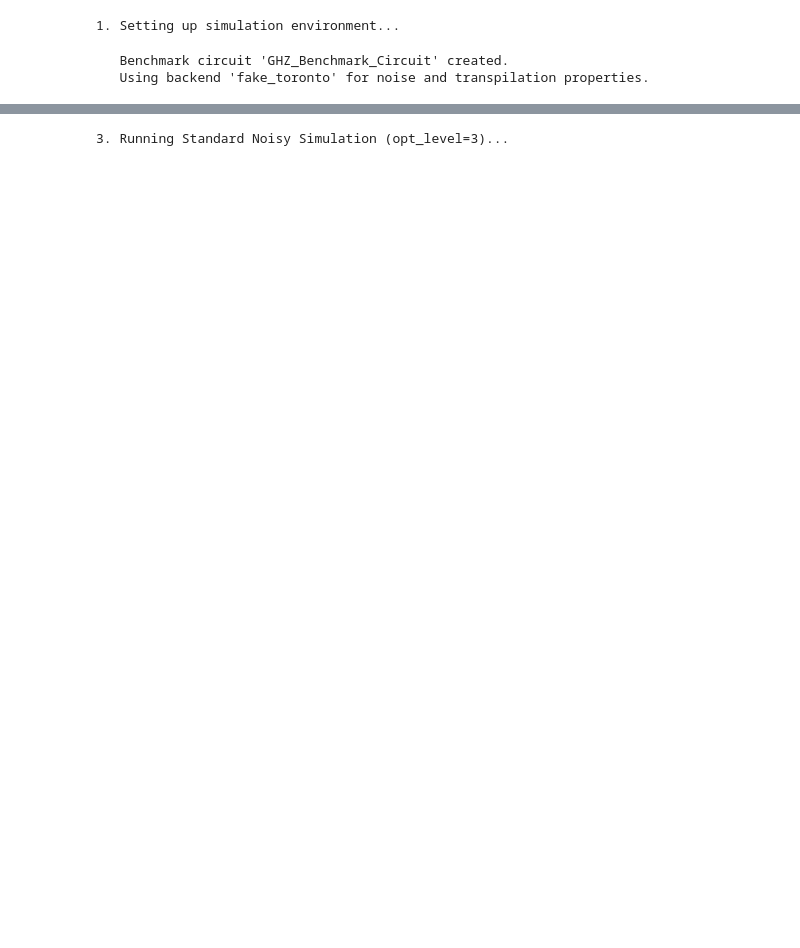
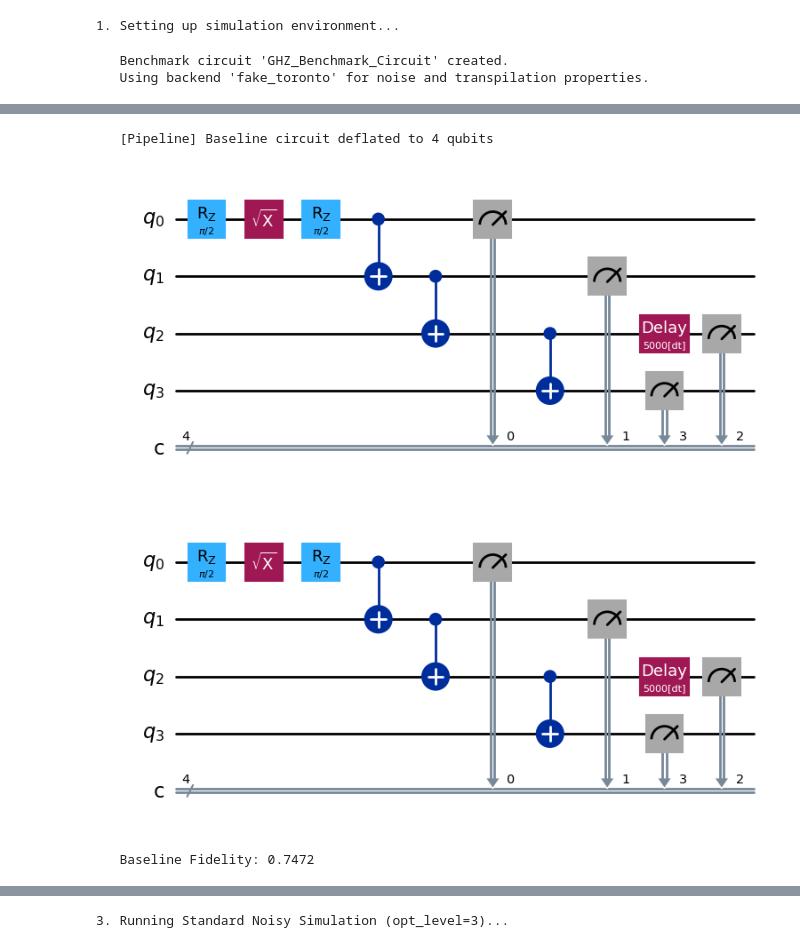
Before and after one commit to Abhi-Sutar/munichQiskitHackathon2025, a Jupyter notebook: watchdog_bench.ipynb, the cells around one changed output, grey strips where cells are left out. Cells and saved outputs as stored; diff of their text form; code cells hidden in the pictures; blank space fills up the shorter version.

```diff
--- a/watchdog_bench.ipynb
+++ b/watchdog_bench.ipynb
@@ -65,0 +83,17 @@ ideal_t_qc.draw(output="mpl")
+# %%
+# Deflate the baseline circuit to remove unused qubits
+baseline_circuit = deflate_circuit(baseline_circuit)
+print(f"   [Pipeline] Baseline circuit deflated to {baseline_circuit.num_qubits} qubits")
+baseline_circuit.draw(output="mpl")
+# %% [output]
+   [Pipeline] Baseline circuit deflated to 4 qubits
+[figure, added]
+[figure, added]
+# %%
+sim_noise = AerSimulator.from_backend(backend)
+baseline_result = sim_noise.run(baseline_circuit, shots=shots).result()
+baseline_counts = baseline_result.get_counts()
+baseline_fidelity = hellinger_fidelity(ideal_distribution, baseline_counts)
+print(f"   Baseline Fidelity: {baseline_fidelity:.4f}")
+# %% [output]
+   Baseline Fidelity: 0.7472
```
Also changed, not shown: parts of 41 cells of this notebook, 1 other file.
